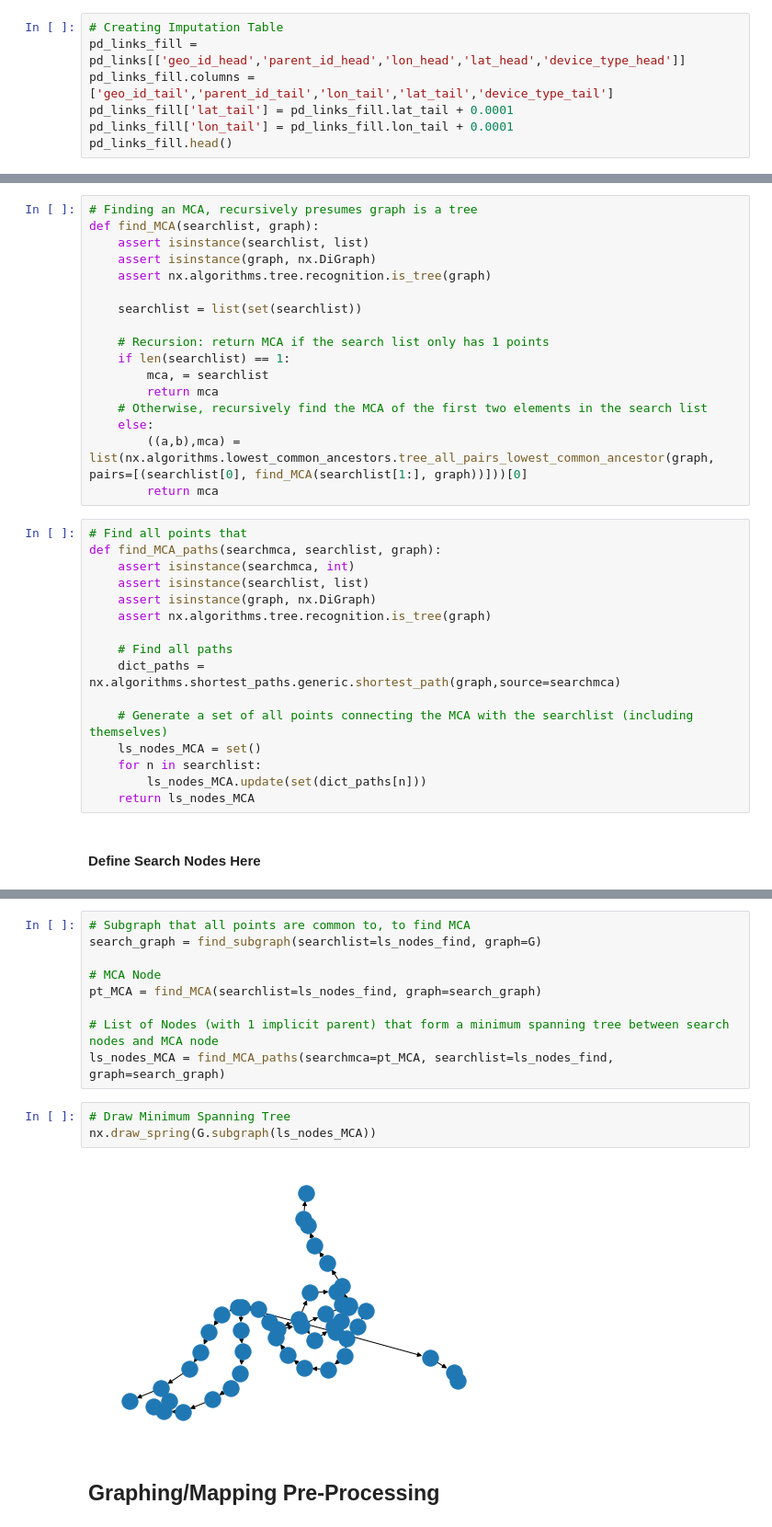
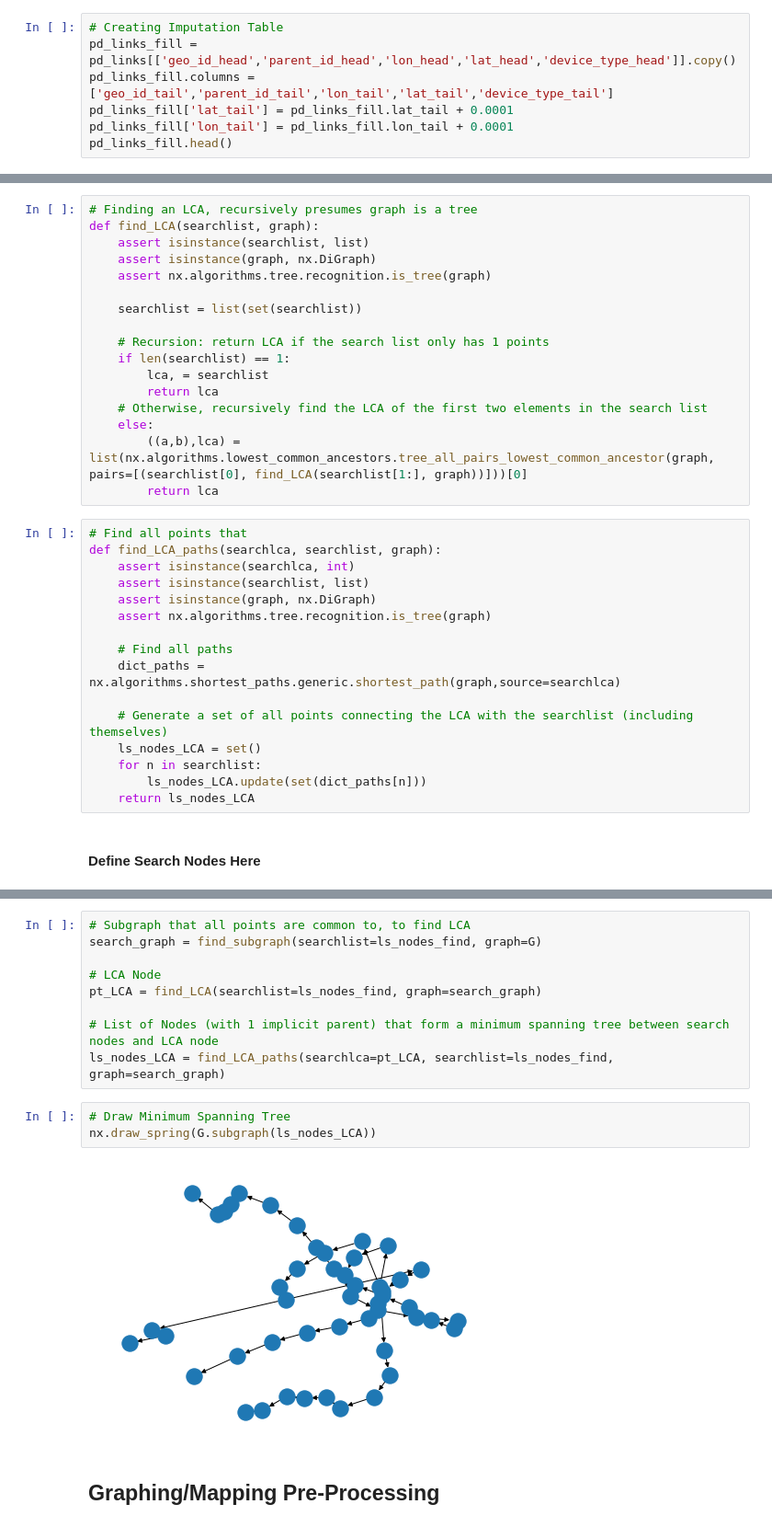
Before and after one commit to myshaw8/CableNetworkAnomaly, a Jupyter notebook: NetworkViz.ipynb, the cells around one changed output, grey strips where cells are left out. Shown at 92% size. Saved outputs shown, nothing was run; the diff lists cells and outputs as text.

```diff
--- a/NetworkViz.ipynb
+++ b/NetworkViz.ipynb
@@ -38,7 +38,7 @@ pd_links.head()
 | 4 | 931035183 | 931035168.0 | -83.690723 | 32.874315 | tap | 931035168.0 | 931035141.0 | ... |
 # %%
 # Creating Imputation Table
-pd_links_fill = pd_links[['geo_id_head','parent_id_head','lon_head','lat_head','device_type_head']]
+pd_links_fill = pd_links[['geo_id_head','parent_id_head','lon_head','lat_head','device_type_head']].copy()
 pd_links_fill.columns = ['geo_id_tail','parent_id_tail','lon_tail','lat_tail','device_type_tail']
 pd_links_fill['lat_tail'] = pd_links_fill.lat_tail + 0.0001
 pd_links_fill['lon_tail'] = pd_links_fill.lon_tail + 0.0001
@@ -142,37 +133,37 @@ def find_subgraph(searchlist, graph):
     raise AssertionError('Nodes are from disconnected subgraphs')
 # %%
-# Finding an MCA, recursively presumes graph is a tree
-def find_MCA(searchlist, graph):
+# Finding an LCA, recursively presumes graph is a tree
+def find_LCA(searchlist, graph):
     assert isinstance(searchlist, list)
     assert isinstance(graph, nx.DiGraph)
     assert nx.algorithms.tree.recognition.is_tree(graph)
 
     searchlist = list(set(searchlist))
 
-    # Recursion: return MCA if the search list only has 1 points
+    # Recursion: return LCA if the search list only has 1 points
     if len(searchlist) == 1:
-        mca, = searchlist
-        return mca
-    # Otherwise, recursively find the MCA of the first two elements in the search list
+        lca, = searchlist
+        return lca
+    # Otherwise, recursively find the LCA of the first two elements in the search list
     else:
-        ((a,b),mca) = list(nx.algorithms.lowest_common_ancestors.tree_all_pairs_lowest_common_ancestor(graph, pairs=[(searchlist[0], find_MCA(searchlist[1:], graph))]))[0]
-        return mca
+        ((a,b),lca) = list(nx.algorithms.lowest_common_ancestors.tree_all_pairs_lowest_common_ancestor(graph, pairs=[(searchlist[0], find_LCA(searchlist[1:], graph))]))[0]
+        return lca
 # %%
 # Find all points that
-def find_MCA_paths(searchmca, searchlist, graph):
-    assert isinstance(searchmca, int)
+def find_LCA_paths(searchlca, searchlist, graph):
+    assert isinstance(searchlca, int)
     assert isinstance(searchlist, list)
     assert isinstance(graph, nx.DiGraph)
     assert nx.algorithms.tree.recognition.is_tree(graph)
 
     # Find all paths
-    dict_paths = nx.algorithms.shortest_paths.generic.shortest_path(graph,source=searchmca)
+    dict_paths = nx.algorithms.shortest_paths.generic.shortest_path(graph,source=searchlca)
 
-    # Generate a set of all points connecting the MCA with the searchlist (including themselves)
-    ls_nodes_MCA = set()
+    # Generate a set of all points connecting the LCA with the searchlist (including themselves)
+    ls_nodes_LCA = set()
     for n in searchlist:
-        ls_nodes_MCA.update(set(dict_paths[n]))
-    return ls_nodes_MCA
+        ls_nodes_LCA.update(set(dict_paths[n]))
+    return ls_nodes_LCA
 # %% [markdown]
 #### Define Search Nodes Here
 # %%
@@ -180,18 +171,18 @@ def find_MCA_paths(searchmca, searchlist, graph):
 ls_nodes_find=[950351872, 950353879, 950353817, 950353691, 950350208]
 # %%
-# Subgraph that all points are common to, to find MCA
+# Subgraph that all points are common to, to find LCA
 search_graph = find_subgraph(searchlist=ls_nodes_find, graph=G)
 
-# MCA Node
-pt_MCA = find_MCA(searchlist=ls_nodes_find, graph=search_graph)
+# LCA Node
+pt_LCA = find_LCA(searchlist=ls_nodes_find, graph=search_graph)
 
-# List of Nodes (with 1 implicit parent) that form a minimum spanning tree between search nodes and MCA node
-ls_nodes_MCA = find_MCA_paths(searchmca=pt_MCA, searchlist=ls_nodes_find, graph=search_graph)
+# List of Nodes (with 1 implicit parent) that form a minimum spanning tree between search nodes and LCA node
+ls_nodes_LCA = find_LCA_paths(searchlca=pt_LCA, searchlist=ls_nodes_find, graph=search_graph)
 # %%
 # Draw Minimum Spanning Tree
-nx.draw_spring(G.subgraph(ls_nodes_MCA))
+nx.draw_spring(G.subgraph(ls_nodes_LCA))
 # %% [output]
-[figure, old version]
+[figure, new version]
 # %% [markdown]
 ## Graphing/Mapping Pre-Processing
 # %%
```
Also changed, not shown: parts of 9 cells of this notebook, 1 other file.
